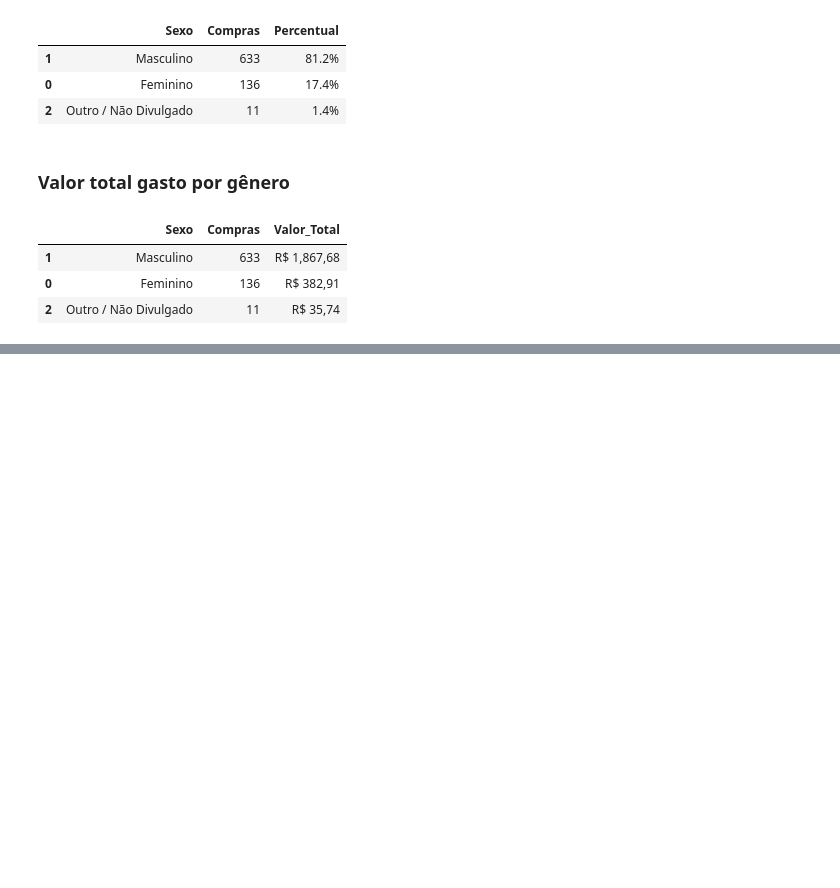
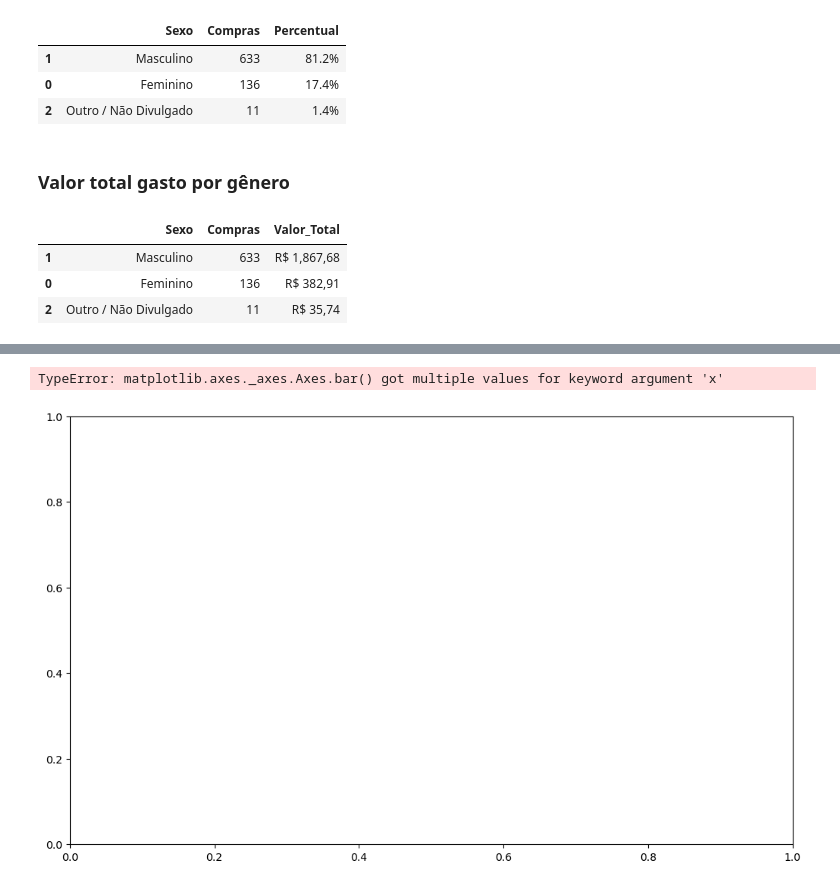
Before and after one commit to davichiqueti/Challenge-Hooklab, a Jupyter notebook: Resolução.ipynb, the cells around one changed output, grey strips where cells are left out. Drawn from its saved outputs; the diff is of its cells as text; code cells hidden in the pictures; blank space fills up the shorter version.

```diff
--- a/Resolução.ipynb
+++ b/Resolução.ipynb
@@ -254,0 +293,45 @@ plt.show()
+# %%
+item_purchase_df = purchase_df.groupby('Nome do Item').agg(
+    Vendas = ('Nome do Item', 'size'),
+    Valor = ('Valor', 'mean')
+)
+
+item_purchase_df['Rendimento'] = item_purchase_df['Vendas'] * item_purchase_df['Valor']
+item_purchase_df.sort_values('Rendimento', ascending=False, inplace=True)
+
+item_name = item_purchase_df.index
+item_gain = item_purchase_df['Rendimento']
+
+fig, ax = plt.subplots(figsize=(10, 6), layout= 'constrained')
+
+color_list = [
+    "#f9c80e",
+    "#000000",
+    "#EA3546",
+    "#662E9B",
+    "#43BCCD",
+    "#98CE00",
+    "#98838F",
+    "#62C370",
+    "#56351e",
+    '#F86624'
+]
+
+plt.barh(
+    x = item_name[0:10],
+    y = item_gain[0:10],
+    color= color_list,
+    width= 0.75
+)
+
+plt.xticks(rotation= 70)
+plt.title('Produtos mais lucrativos', fontdict= {'size': 18})
+ax.set_ylabel('Rendimento (R$)', fontdict={'size' : 12})
+
+labels = list(color_dict.keys())
+handles = [plt.Rectangle((0,0),1,1, color= color_list[label]) for label in labels]
+
+plt.legend(handles, item_name[0:10])
+# %% [output]
+TypeError: matplotlib.axes._axes.Axes.bar() got multiple values for keyword argument 'x'
+[figure, added]
```
Also changed, not shown: parts of 9 cells of this notebook.
